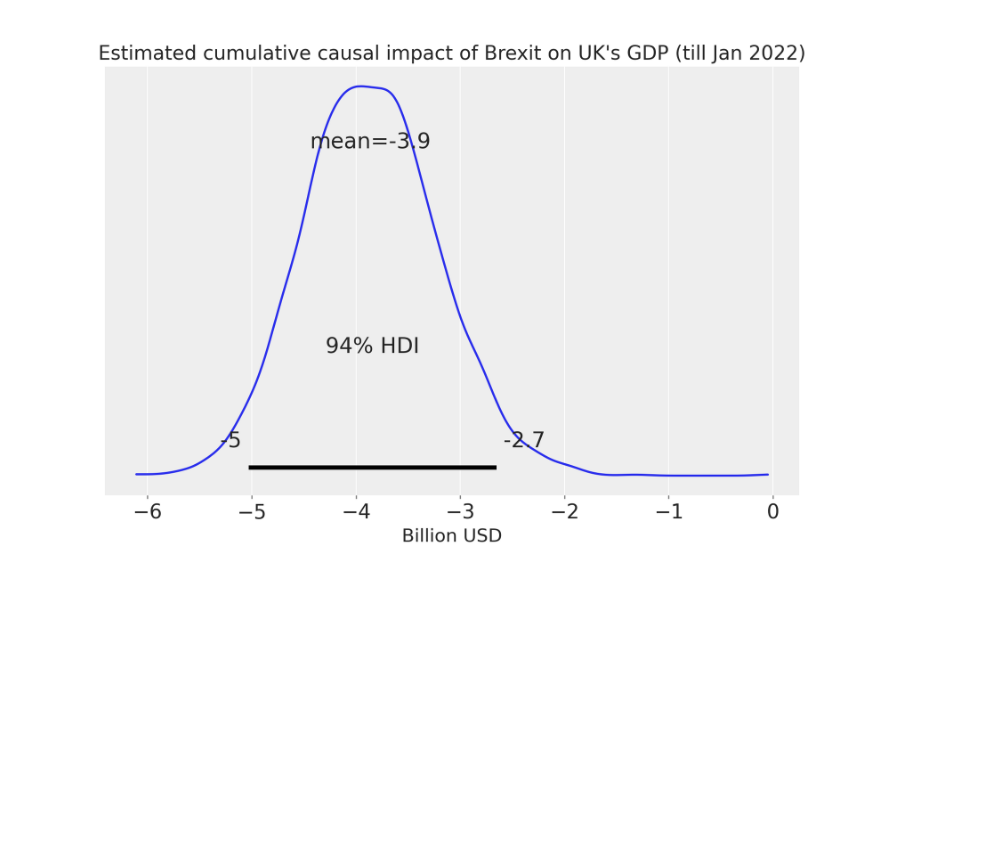
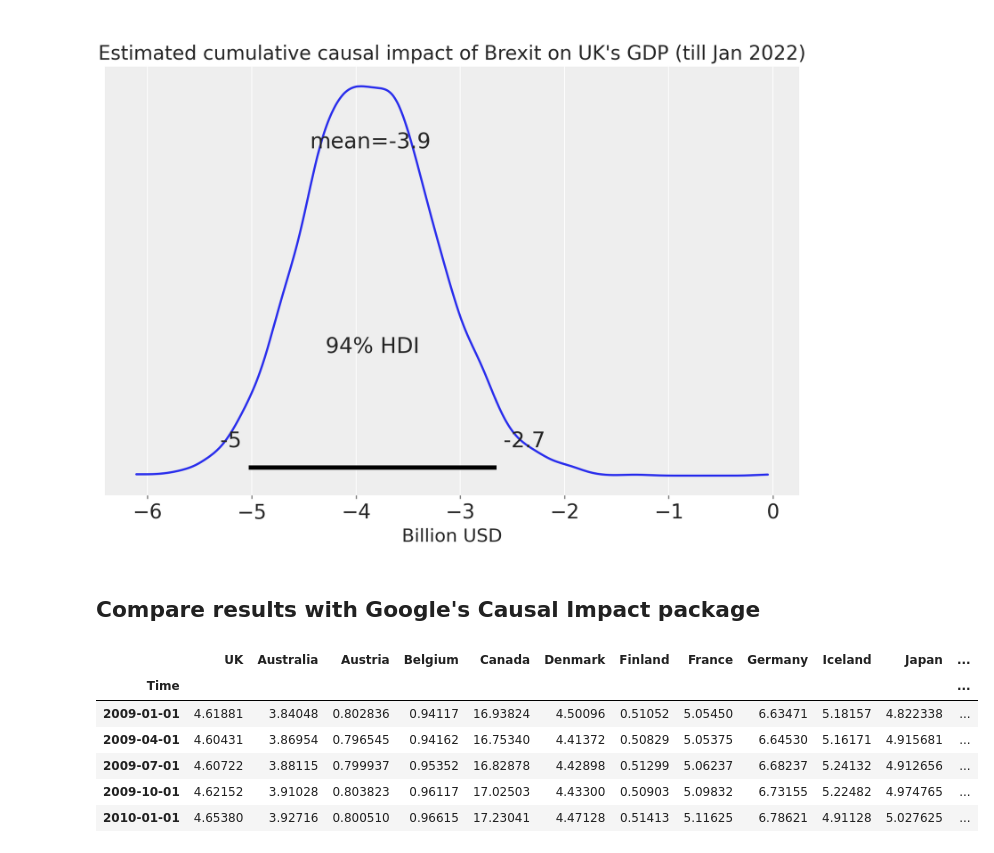
Before and after one commit to francescoamat0/causal-inference-methods, a Jupyter notebook: synthetic_control/brexit_effects.ipynb, the cells around one changed output. Saved outputs shown, nothing was run; the diff lists cells and outputs as text; code cells hidden in the pictures; blank space fills up the shorter version.

Commit message:
Initial commit for tfcausalimpact experimentation on Brexit dataset

```diff
--- a/synthetic_control/brexit_effects.ipynb
+++ b/synthetic_control/brexit_effects.ipynb
@@ -302,3 +302,18 @@ ax.set(
 [Text(0.5, 1.0, "Estimated cumulative causal impact of Brexit on UK's GDP (till Jan 2022)"),
  Text(0.5, 0, 'Billion USD')]
 [figure]
+# %% [markdown]
+## Compare results with Google's Causal Impact package
+# %%
+# Reorder columns of filtered dataset to have our target country as first column (assumption of the tfcausalimpact package)
+columns_reordered = [target_country] + other_countries_filtered
+df_reordered = df[columns_reordered]
+df_reordered.head()
+# %% [output]
+|  | UK | Australia | Austria | Belgium | Canada | Denmark | Finland | France | Germany | Iceland | Japan | ... |
+| Time |  |  |  |  |  |  |  |  |  |  |  | ... |
+| 2009-01-01 | 4.61881 | 3.84048 | 0.802836 | 0.94117 | 16.93824 | 4.50096 | 0.51052 | 5.05450 | 6.63471 | 5.18157 | 4.822338 | ... |
+| 2009-04-01 | 4.60431 | 3.86954 | 0.796545 | 0.94162 | 16.75340 | 4.41372 | 0.50829 | 5.05375 | 6.64530 | 5.16171 | 4.915681 | ... |
+| 2009-07-01 | 4.60722 | 3.88115 | 0.799937 | 0.95352 | 16.82878 | 4.42898 | 0.51299 | 5.06237 | 6.68237 | 5.24132 | 4.912656 | ... |
+| 2009-10-01 | 4.62152 | 3.91028 | 0.803823 | 0.96117 | 17.02503 | 4.43300 | 0.50903 | 5.09832 | 6.73155 | 5.22482 | 4.974765 | ... |
+| 2010-01-01 | 4.65380 | 3.92716 | 0.800510 | 0.96615 | 17.23041 | 4.47128 | 0.51413 | 5.11625 | 6.78621 | 4.91128 | 5.027625 | ... |
```
Also changed, not shown: parts of 12 cells of this notebook.
